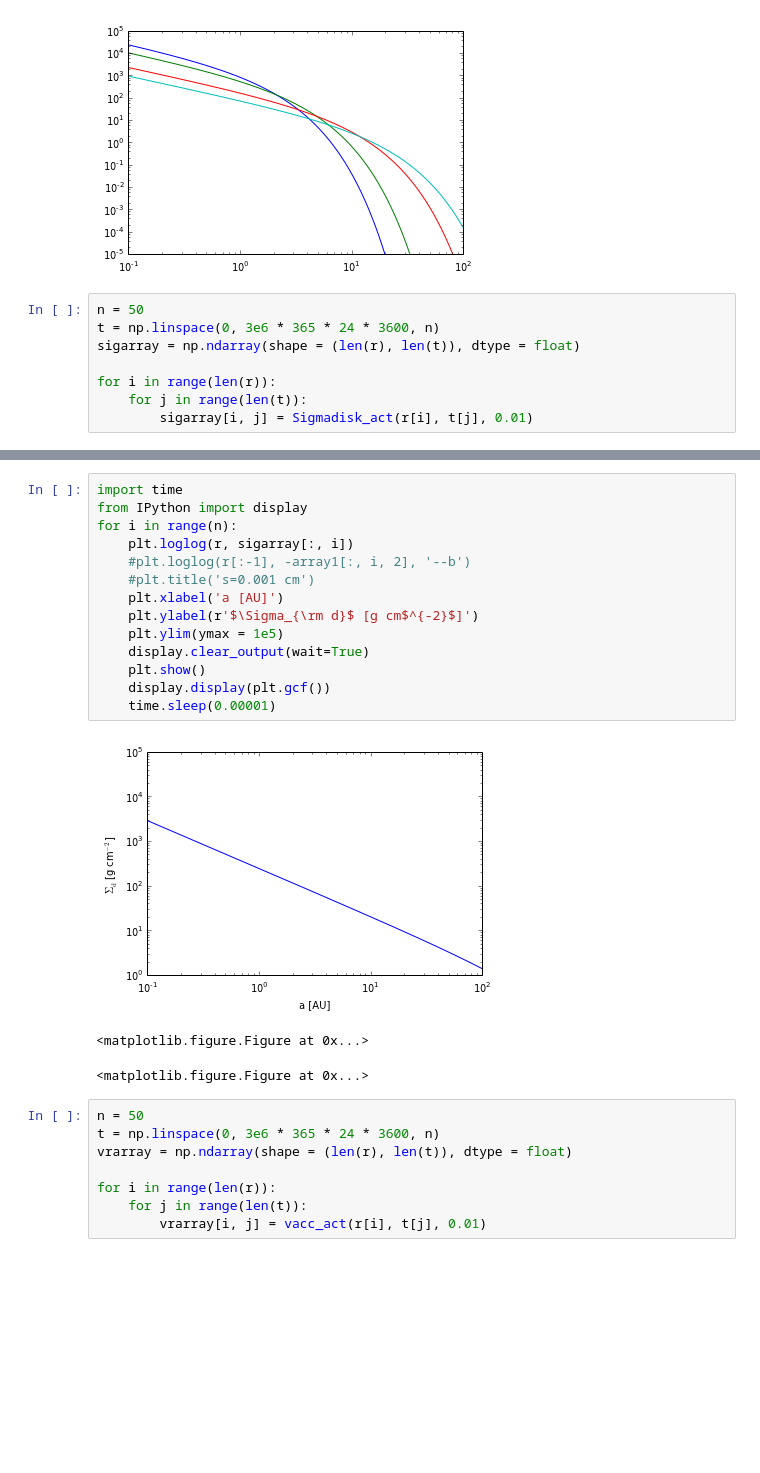
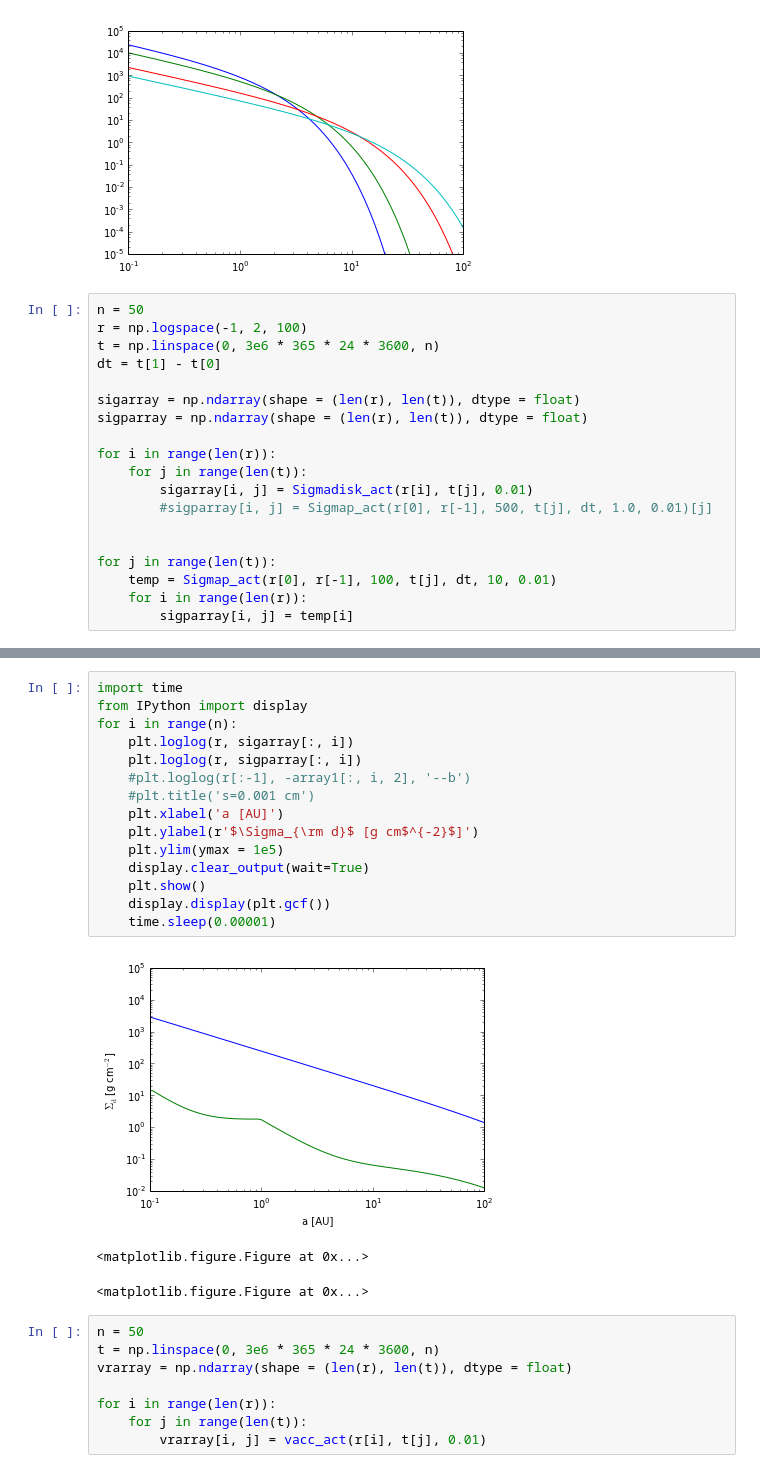
Before and after one commit to apiso/Thesis, a Jupyter notebook: python/drift_and_acc.ipynb, the cells around one changed output, grey strips where cells are left out. Cells and saved outputs as stored; diff of their text form; blank space fills up the shorter version.

```diff
--- a/python/drift_and_acc.ipynb
+++ b/python/drift_and_acc.ipynb
@@ -465,9 +465,20 @@ plt.ylim(ymin = 1e-5)
 [figure]
 # %%
 n = 50
+r = np.logspace(-1, 2, 100)
 t = np.linspace(0, 3e6 * 365 * 24 * 3600, n)
+dt = t[1] - t[0]
+
 sigarray = np.ndarray(shape = (len(r), len(t)), dtype = float)
+sigparray = np.ndarray(shape = (len(r), len(t)), dtype = float)
 
 for i in range(len(r)):
     for j in range(len(t)):
         sigarray[i, j] = Sigmadisk_act(r[i], t[j], 0.01)
+        #sigparray[i, j] = Sigmap_act(r[0], r[-1], 500, t[j], dt, 1.0, 0.01)[j]
+
+
+for j in range(len(t)):
+    temp = Sigmap_act(r[0], r[-1], 100, t[j], dt, 10, 0.01)
+    for i in range(len(r)):
+        sigparray[i, j] = temp[i]
@@ -474,19 +505,20 @@ for i in range(len(r)):
 # %%
 import time
 from IPython import display
 for i in range(n):
     plt.loglog(r, sigarray[:, i])
+    plt.loglog(r, sigparray[:, i])
     #plt.loglog(r[:-1], -array1[:, i, 2], '--b')
     #plt.title('s=0.001 cm')
     plt.xlabel('a [AU]')
     plt.ylabel(r'$\Sigma_{\rm d}$ [g cm$^{-2}$]')
     plt.ylim(ymax = 1e5)
     display.clear_output(wait=True)
     plt.show()
     display.display(plt.gcf())
     time.sleep(0.00001)
 # %% [output]
-[figure, old version]
+[figure, new version]
 <matplotlib.figure.Figure at 0x...>
 <matplotlib.figure.Figure at 0x...>
 # %%
```
Also changed, not shown: parts of 4 cells of this notebook, 4 other files.
